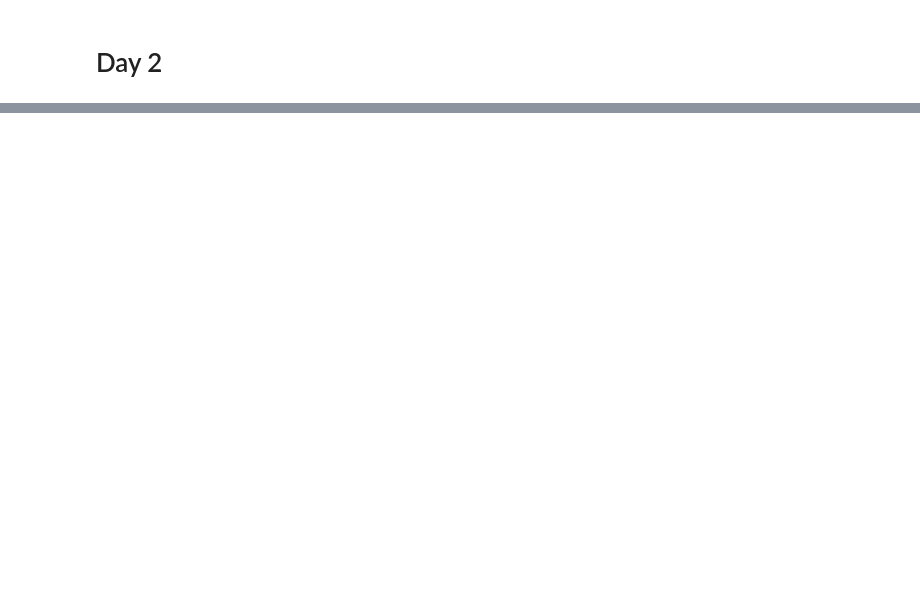
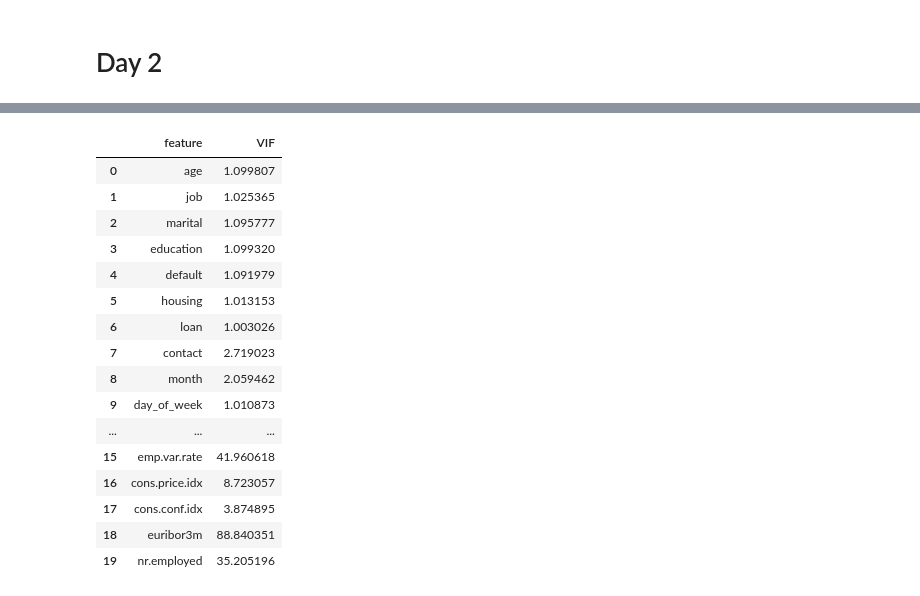
Before and after one commit to sumitsingh976/sunday1, a Jupyter notebook: 3SepLogisticRegression.ipynb, the cells around one changed output, grey strips where cells are left out. Saved outputs shown, nothing was run; the diff lists cells and outputs as text; code cells hidden in the pictures; blank space fills up the shorter version.

```diff
--- a/3SepLogisticRegression.ipynb
+++ b/3SepLogisticRegression.ipynb
@@ -521,0 +523,6 @@ unknown        80
+# %%
+#VIF reuires numerical independent columns
+col_list = []
+for i in data.columns:
+  if((data[i].dtype != 'object')& (i != 'y')):
+    col_list.append(i)
@@ -521,0 +552,25 @@ unknown        80
+# %%
+x = data[col_list]
+vif_data = pd.DataFrame()
+vif_data['feature'] = x.columns
+vif_data['VIF'] = [vif(x.values,i) for i in range(len(x.columns))]
+# %%
+vif_data
+# %% [output]
+|  | feature | VIF |
+| 0 | age | 1.099807 |
+| 1 | job | 1.025365 |
+| 2 | marital | 1.095777 |
+| 3 | education | 1.099320 |
+| 4 | default | 1.091979 |
+| 5 | housing | 1.013153 |
+| 6 | loan | 1.003026 |
+| 7 | contact | 2.719023 |
+| 8 | month | 2.059462 |
+| 9 | day_of_week | 1.010873 |
+| ... | ... | ... |
+| 15 | emp.var.rate | 41.960618 |
+| 16 | cons.price.idx | 8.723057 |
+| 17 | cons.conf.idx | 3.874895 |
+| 18 | euribor3m | 88.840351 |
+| 19 | nr.employed | 35.205196 |
```
Also changed, not shown: parts of 45 cells of this notebook.
